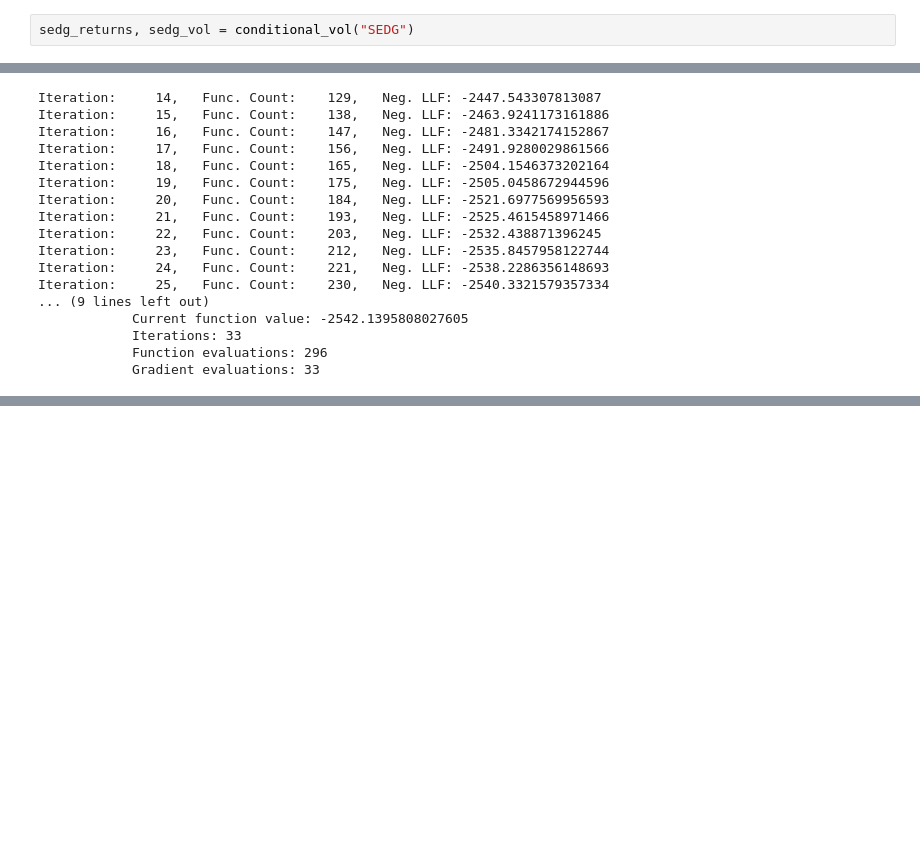
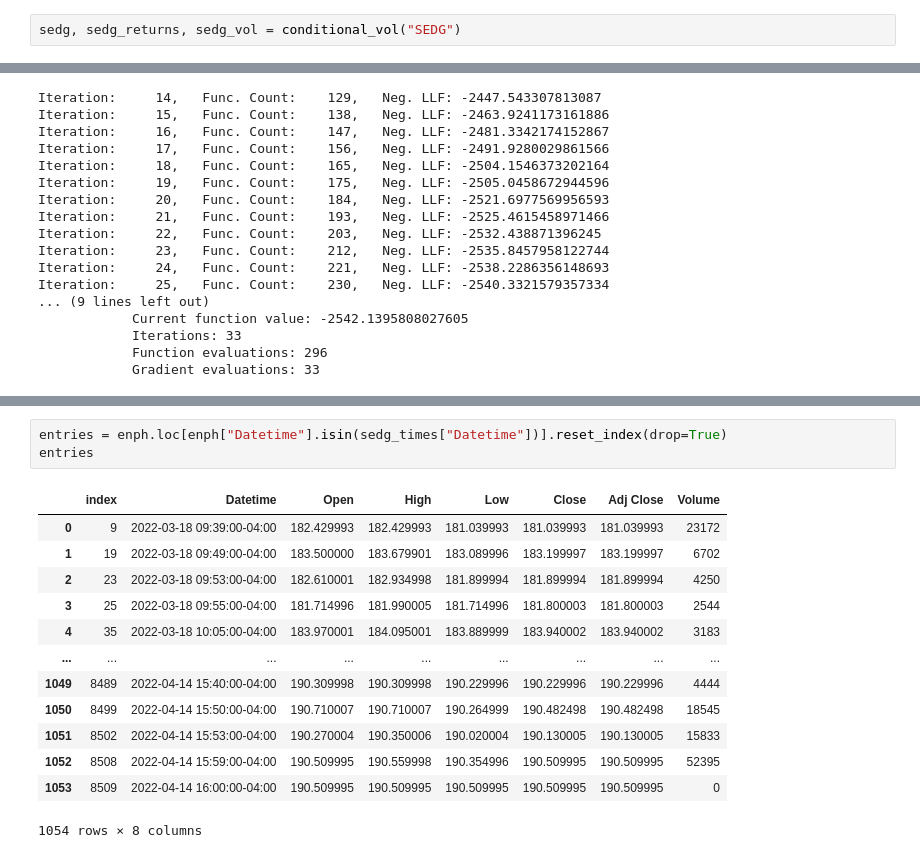
Before and after one commit to Wichaelian/QuantMacroSP2022, a Jupyter notebook: GARCH.ipynb, the cells around one changed output, grey strips where cells are left out. Cells and saved outputs as stored; diff of their text form; blank space fills up the shorter version.

```diff
--- a/GARCH.ipynb
+++ b/GARCH.ipynb
@@ -166,5 +166,5 @@ def conditional_vol(ticker):
 # %%
-sedg_returns, sedg_vol = conditional_vol("SEDG")
+sedg, sedg_returns, sedg_vol = conditional_vol("SEDG")
 # %% [output]
 [*********************100%***********************]  1 of 1 completed
 [*********************100%***********************]  1 of 1 completed
@@ -251,0 +257,17 @@ See scipy.optimize.fmin_slsqp for code meaning.
+# %%
+entries = enph.loc[enph["Datetime"].isin(sedg_times["Datetime"])].reset_index(drop=True)
+entries
+# %% [output]
+|  | index | Datetime | Open | High | Low | Close | Adj Close | Volume |
+| 0 | 9 | 2022-03-18 09:39:00-04:00 | 182.429993 | 182.429993 | 181.039993 | 181.039993 | 181.039993 | 23172 |
+| 1 | 19 | 2022-03-18 09:49:00-04:00 | 183.500000 | 183.679901 | 183.089996 | 183.199997 | 183.199997 | 6702 |
+| 2 | 23 | 2022-03-18 09:53:00-04:00 | 182.610001 | 182.934998 | 181.899994 | 181.899994 | 181.899994 | 4250 |
+| 3 | 25 | 2022-03-18 09:55:00-04:00 | 181.714996 | 181.990005 | 181.714996 | 181.800003 | 181.800003 | 2544 |
+| 4 | 35 | 2022-03-18 10:05:00-04:00 | 183.970001 | 184.095001 | 183.889999 | 183.940002 | 183.940002 | 3183 |
+| ... | ... | ... | ... | ... | ... | ... | ... | ... |
+| 1049 | 8489 | 2022-04-14 15:40:00-04:00 | 190.309998 | 190.309998 | 190.229996 | 190.229996 | 190.229996 | 4444 |
+| 1050 | 8499 | 2022-04-14 15:50:00-04:00 | 190.710007 | 190.710007 | 190.264999 | 190.482498 | 190.482498 | 18545 |
+| 1051 | 8502 | 2022-04-14 15:53:00-04:00 | 190.270004 | 190.350006 | 190.020004 | 190.130005 | 190.130005 | 15833 |
+| 1052 | 8508 | 2022-04-14 15:59:00-04:00 | 190.509995 | 190.559998 | 190.354996 | 190.509995 | 190.509995 | 52395 |
+| 1053 | 8509 | 2022-04-14 16:00:00-04:00 | 190.509995 | 190.509995 | 190.509995 | 190.509995 | 190.509995 | 0 |
+1054 rows × 8 columns
```
Also changed, not shown: parts of 11 cells of this notebook.
